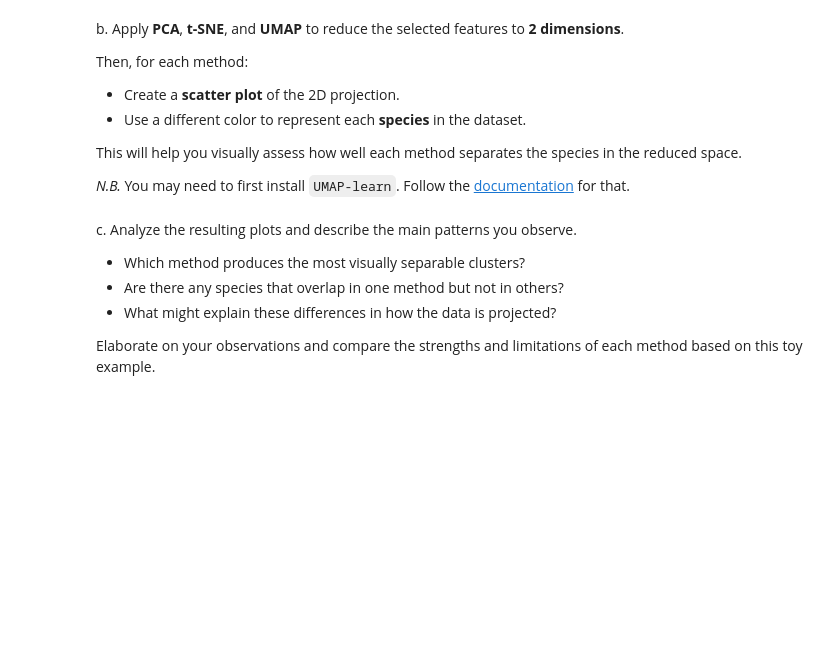
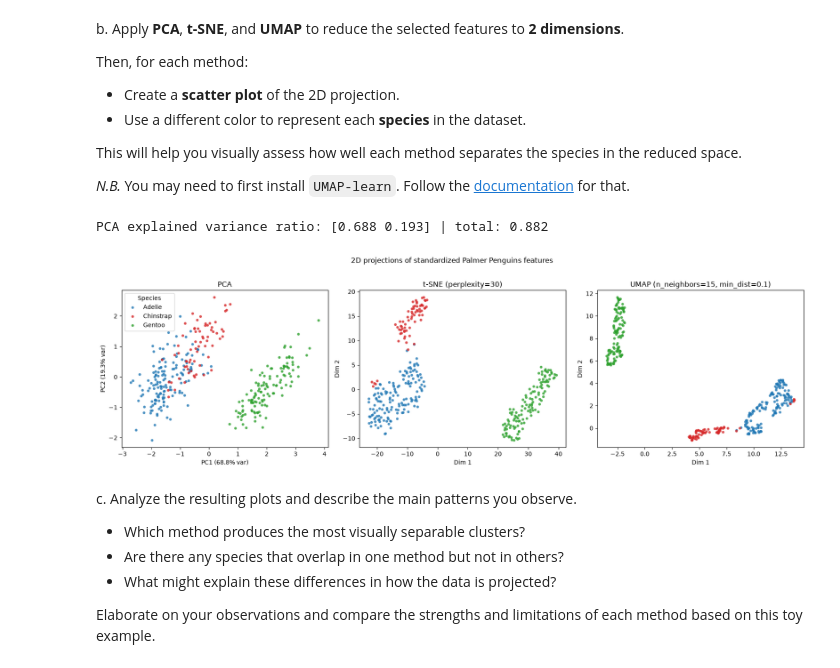
Before and after one commit to SJ-Jain-systems/labsml, a Jupyter notebook: 03-tsne-and-umap.ipynb, the cells around one changed output. Cells and saved outputs as stored; diff of their text form; code cells hidden in the pictures; blank space fills up the shorter version.

```diff
--- a/03-tsne-and-umap.ipynb
+++ b/03-tsne-and-umap.ipynb
@@ -91,7 +122,46 @@ This will help you visually assess how well each method separates the species in
 
 *N.B.* You may need to first install `UMAP-learn`. Follow the [documentation](https://umap-learn.readthedocs.io/en/latest/index.html) for that.
 # %%
-# YOUR CODE HERE
+from sklearn.decomposition import PCA
+from sklearn.manifold import TSNE
+import umap
+
+RANDOM_STATE = 42
+species_order = ["Adelie", "Chinstrap", "Gentoo"]
+palette = {"Adelie": "#1f77b4", "Chinstrap": "#d62728", "Gentoo": "#2ca02c"}
+
+def scatter_by_species(ax, emb, title, xlabel="Dim 1", ylabel="Dim 2"):
+    for sp in species_order:
+        mask = species == sp
+        ax.scatter(emb[mask, 0], emb[mask, 1], s=20, alpha=0.8,
+                   c=palette[sp], label=sp, edgecolors="none")
+    ax.set_title(title)
+    ax.set_xlabel(xlabel)
+    ax.set_ylabel(ylabel)
+
+pca = PCA(n_components=2, random_state=RANDOM_STATE)
+emb_pca = pca.fit_transform(X_scaled)
+evr = pca.explained_variance_ratio_
+print("PCA explained variance ratio:", evr.round(3), "| total:", evr.sum().round(3))
+
+emb_tsne = TSNE(n_components=2, perplexity=30, init="pca",
+                learning_rate="auto", random_state=RANDOM_STATE).fit_transform(X_scaled)
+
+emb_umap = umap.UMAP(n_components=2, n_neighbors=15, min_dist=0.1,
+                     random_state=RANDOM_STATE).fit_transform(X_scaled)
+
+fig, axes = plt.subplots(1, 3, figsize=(17, 5))
+scatter_by_species(axes[0], emb_pca, "PCA",
+                   f"PC1 ({evr[0]*100:.1f}% var)", f"PC2 ({evr[1]*100:.1f}% var)")
+scatter_by_species(axes[1], emb_tsne, "t-SNE (perplexity=30)")
+scatter_by_species(axes[2], emb_umap, "UMAP (n_neighbors=15, min_dist=0.1)")
+axes[0].legend(title="Species")
+plt.suptitle("2D projections of standardized Palmer Penguins features", y=1.02)
+plt.tight_layout()
+plt.show()
+# %% [output]
+PCA explained variance ratio: [0.688 0.193] | total: 0.882
+[figure, added]
 # %% [markdown]
 c. Analyze the resulting plots and describe the main patterns you observe.
 
```
Also changed, not shown: parts of 4 cells of this notebook.
